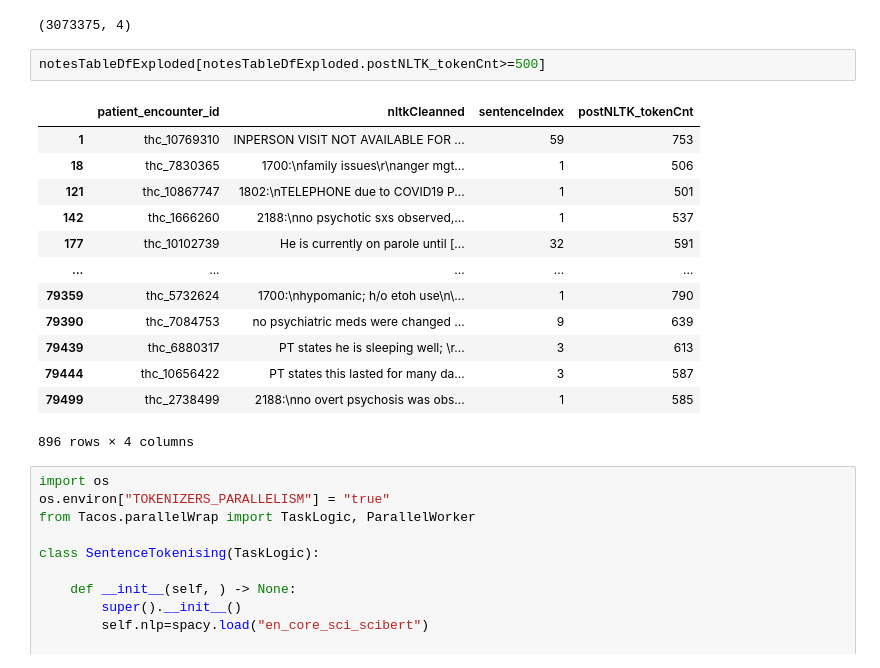
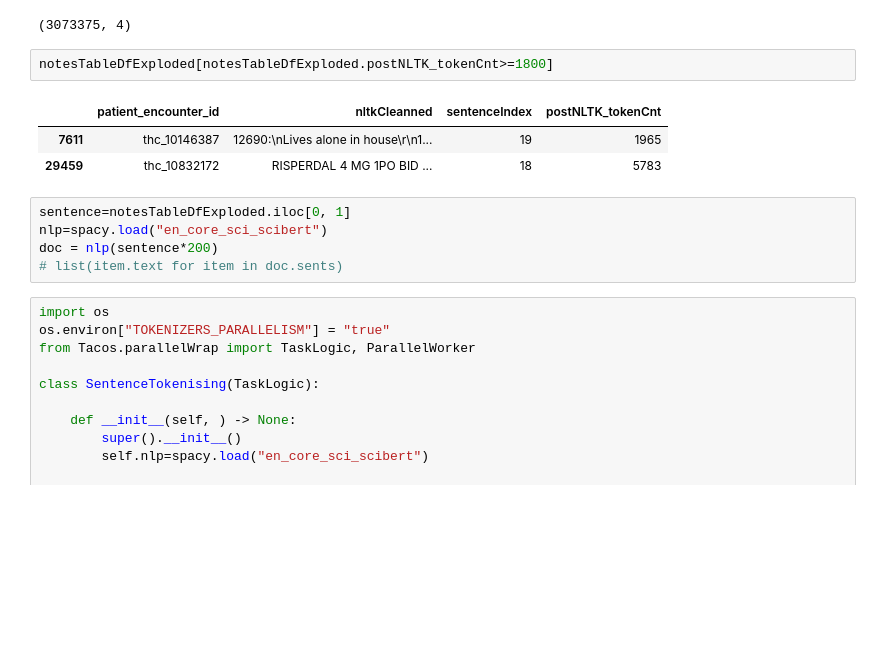
Before and after one commit to ShaoMinLiu-Holmusk/sentenceTokenizing, a Jupyter notebook: breakingFromNotesTable/originalSentenceAnalysis.ipynb, the cells around one changed output. Cells and saved outputs as stored; diff of their text form; blank space fills up the shorter version.

```diff
--- a/originalSentenceAnalysis.ipynb
+++ b/breakingFromNotesTable/originalSentenceAnalysis.ipynb
@@ -400,21 +400,16 @@ notesTableDfExploded.shape
 # %% [output]
 (3073375, 4)
 # %%
-notesTableDfExploded[notesTableDfExploded.postNLTK_tokenCnt>=500]
+notesTableDfExploded[notesTableDfExploded.postNLTK_tokenCnt>=1800]
 # %% [output]
 |  | patient_encounter_id | nltkCleanned | sentenceIndex | postNLTK_tokenCnt |
-| 1 | thc_10769310 | INPERSON VISIT NOT AVAILABLE FOR ... | 59 | 753 |
-| 18 | thc_7830365 | 1700:\nfamily issues\r\nanger mgt... | 1 | 506 |
-| 121 | thc_10867747 | 1802:\nTELEPHONE due to COVID19 P... | 1 | 501 |
-| 142 | thc_1666260 | 2188:\nno psychotic sxs observed,... | 1 | 537 |
-| 177 | thc_10102739 | He is currently on parole until [... | 32 | 591 |
-| ... | ... | ... | ... | ... |
-| 79359 | thc_5732624 | 1700:\nhypomanic; h/o etoh use\n\... | 1 | 790 |
-| 79390 | thc_7084753 | no psychiatric meds were changed ... | 9 | 639 |
-| 79439 | thc_6880317 | PT states he is sleeping well; \r... | 3 | 613 |
-| 79444 | thc_10656422 | PT states this lasted for many da... | 3 | 587 |
-| 79499 | thc_2738499 | 2188:\nno overt psychosis was obs... | 1 | 585 |
+| 7611 | thc_10146387 | 12690:\nLives alone in house\r\n1... | 19 | 1965 |
+| 29459 | thc_10832172 | RISPERDAL 4 MG 1PO BID ... | 18 | 5783 |
-896 rows × 4 columns
+# %%
+sentence=notesTableDfExploded.iloc[0, 1]
+nlp=spacy.load("en_core_sci_scibert")
+doc = nlp(sentence*200)
+# list(item.text for item in doc.sents)
 # %%
 import os
 os.environ["TOKENIZERS_PARALLELISM"] = "true"
```
Also changed, not shown: 5 other files.
